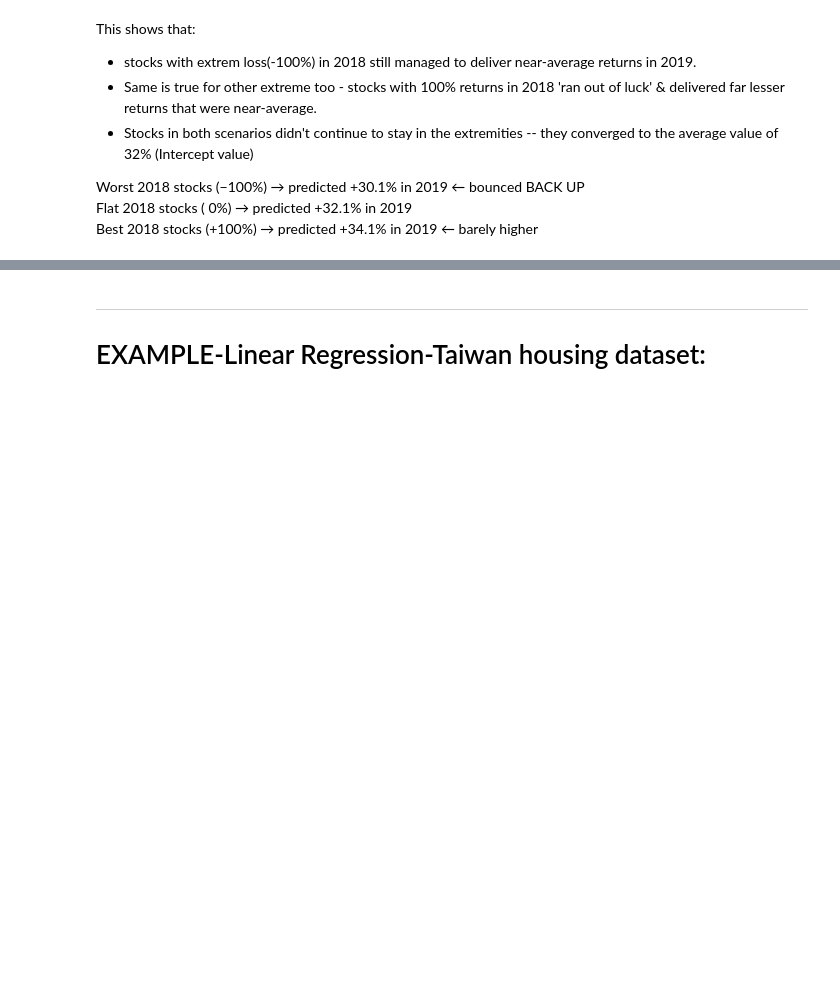
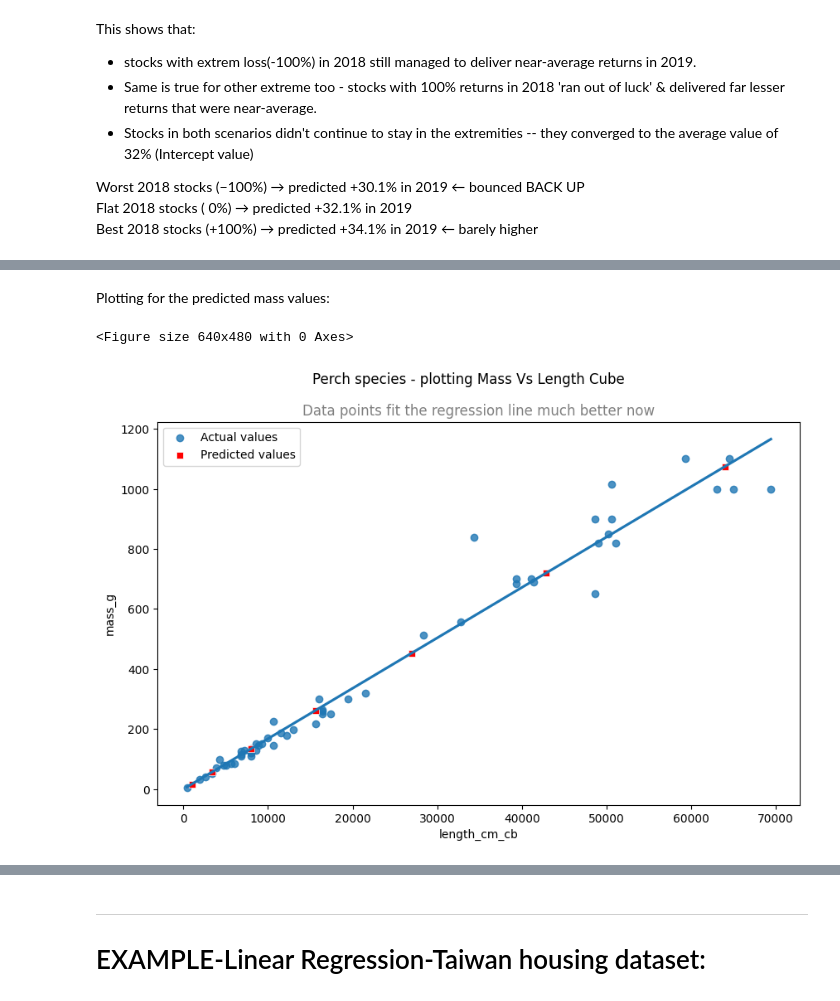
Before and after one commit to abhijeet-bhambere/python-ml-trail, a Jupyter notebook: regression-basics.ipynb, the cells around one changed output, grey strips where cells are left out. Cells and saved outputs as stored; diff of their text form; code cells hidden in the pictures; blank space fills up the shorter version.

```diff
--- a/regression-basics.ipynb
+++ b/regression-basics.ipynb
@@ -466,0 +545,9 @@ Best 2018 stocks   (+100%) → predicted +34.1% in 2019  ← barely higher
+# %%
+# testing prediction for sample ex_vars -- considering 10 different lengths
+perch_ex_vars = pd.DataFrame({"length_cm_cb":np.arange(10,41,5)**3,
+                              "length_cm":np.arange(10,41,5)})
+print(perch_ex_vars)
+print("\n")
+# Now predicting for above ex_vars
+perch_predctn = perch_ex_vars.assign(mass_g = perch_cblen_mdl.predict(perch_ex_vars))
+print(perch_predctn)
@@ -466,0 +573,13 @@ Best 2018 stocks   (+100%) → predicted +34.1% in 2019  ← barely higher
+# %% [markdown]
+Plotting for the predicted mass values:
+# %%
+fig = plt.figure()
+plt.figure(figsize=(10,6))
+sns.regplot(data=perch_sp, x="length_cm_cb", y="mass_g", ci=None, label="Actual values")
+sns.scatterplot(data=perch_predctn, x="length_cm_cb", y="mass_g", label="Predicted values", marker="s", color="red")
+plt.suptitle("Perch species - plotting Mass Vs Length Cube")
+plt.title("Data points fit the regression line much better now", color="grey")
+plt.show()
+# %% [output]
+<Figure size 640x480 with 0 Axes>
+[figure, added]
```
Also changed, not shown: parts of 38 cells of this notebook.
